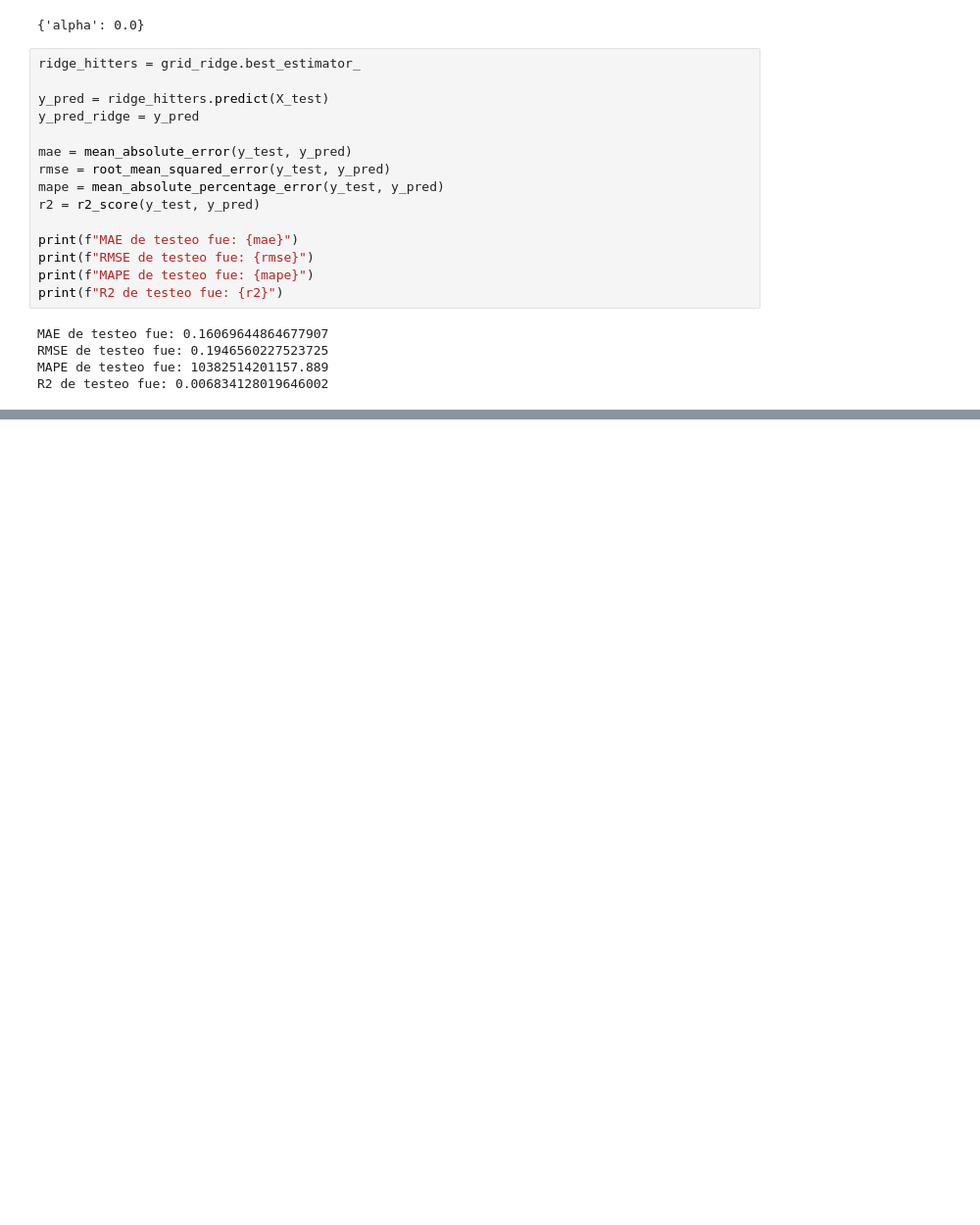
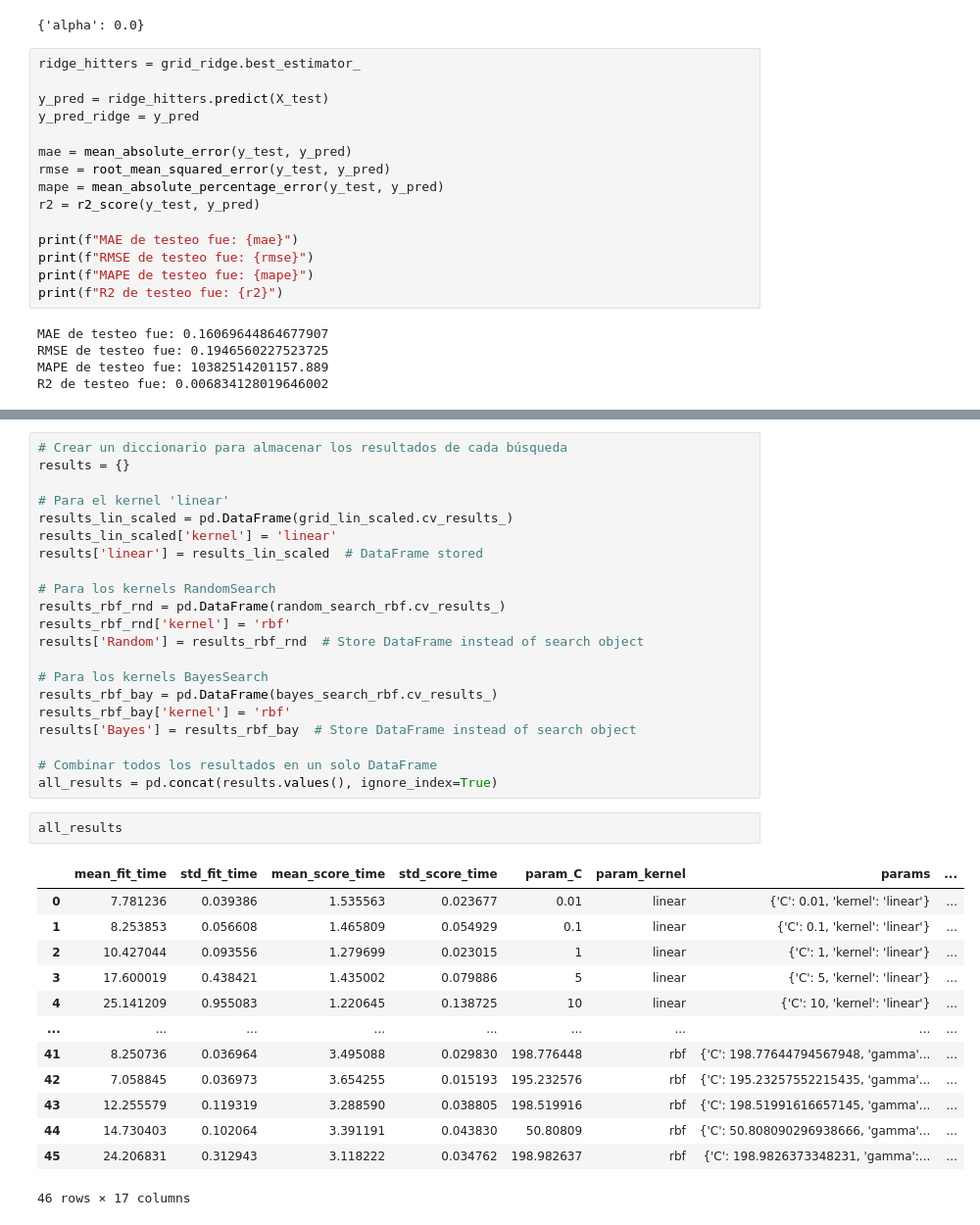
Before and after one commit to mlmicozzi/SPOTIFY, a Jupyter notebook: svr.ipynb, the cells around one changed output, grey strips where cells are left out. Shown at 98% size. Drawn from its saved outputs; the diff is of its cells as text; blank space fills up the shorter version.

```diff
--- a/svr.ipynb
+++ b/svr.ipynb
@@ -698,0 +901,37 @@ R²            1.000240e-02     6.834128e-03
+# %%
+# Crear un diccionario para almacenar los resultados de cada búsqueda
+results = {}
+
+# Para el kernel 'linear'
+results_lin_scaled = pd.DataFrame(grid_lin_scaled.cv_results_)
+results_lin_scaled['kernel'] = 'linear'
+results['linear'] = results_lin_scaled  # DataFrame stored
+
+# Para los kernels RandomSearch
+results_rbf_rnd = pd.DataFrame(random_search_rbf.cv_results_)
+results_rbf_rnd['kernel'] = 'rbf'
+results['Random'] = results_rbf_rnd  # Store DataFrame instead of search object
+
+# Para los kernels BayesSearch
+results_rbf_bay = pd.DataFrame(bayes_search_rbf.cv_results_)
+results_rbf_bay['kernel'] = 'rbf'
+results['Bayes'] = results_rbf_bay  # Store DataFrame instead of search object
+
+# Combinar todos los resultados en un solo DataFrame
+all_results = pd.concat(results.values(), ignore_index=True)
+# %%
+all_results
+# %% [output]
+|  | mean_fit_time | std_fit_time | mean_score_time | std_score_time | param_C | param_kernel | params | ... |
+| 0 | 7.781236 | 0.039386 | 1.535563 | 0.023677 | 0.01 | linear | {'C': 0.01, 'kernel': 'linear'} | ... |
+| 1 | 8.253853 | 0.056608 | 1.465809 | 0.054929 | 0.1 | linear | {'C': 0.1, 'kernel': 'linear'} | ... |
+| 2 | 10.427044 | 0.093556 | 1.279699 | 0.023015 | 1 | linear | {'C': 1, 'kernel': 'linear'} | ... |
+| 3 | 17.600019 | 0.438421 | 1.435002 | 0.079886 | 5 | linear | {'C': 5, 'kernel': 'linear'} | ... |
+| 4 | 25.141209 | 0.955083 | 1.220645 | 0.138725 | 10 | linear | {'C': 10, 'kernel': 'linear'} | ... |
+| ... | ... | ... | ... | ... | ... | ... | ... | ... |
+| 41 | 8.250736 | 0.036964 | 3.495088 | 0.029830 | 198.776448 | rbf | {'C': 198.77644794567948, 'gamma'... | ... |
+| 42 | 7.058845 | 0.036973 | 3.654255 | 0.015193 | 195.232576 | rbf | {'C': 195.23257552215435, 'gamma'... | ... |
+| 43 | 12.255579 | 0.119319 | 3.288590 | 0.038805 | 198.519916 | rbf | {'C': 198.51991616657145, 'gamma'... | ... |
+| 44 | 14.730403 | 0.102064 | 3.391191 | 0.043830 | 50.80809 | rbf | {'C': 50.808090296938666, 'gamma'... | ... |
+| 45 | 24.206831 | 0.312943 | 3.118222 | 0.034762 | 198.982637 | rbf | {'C': 198.9826373348231, 'gamma':... | ... |
+46 rows × 17 columns
```
Also changed, not shown: parts of 62 cells of this notebook.
